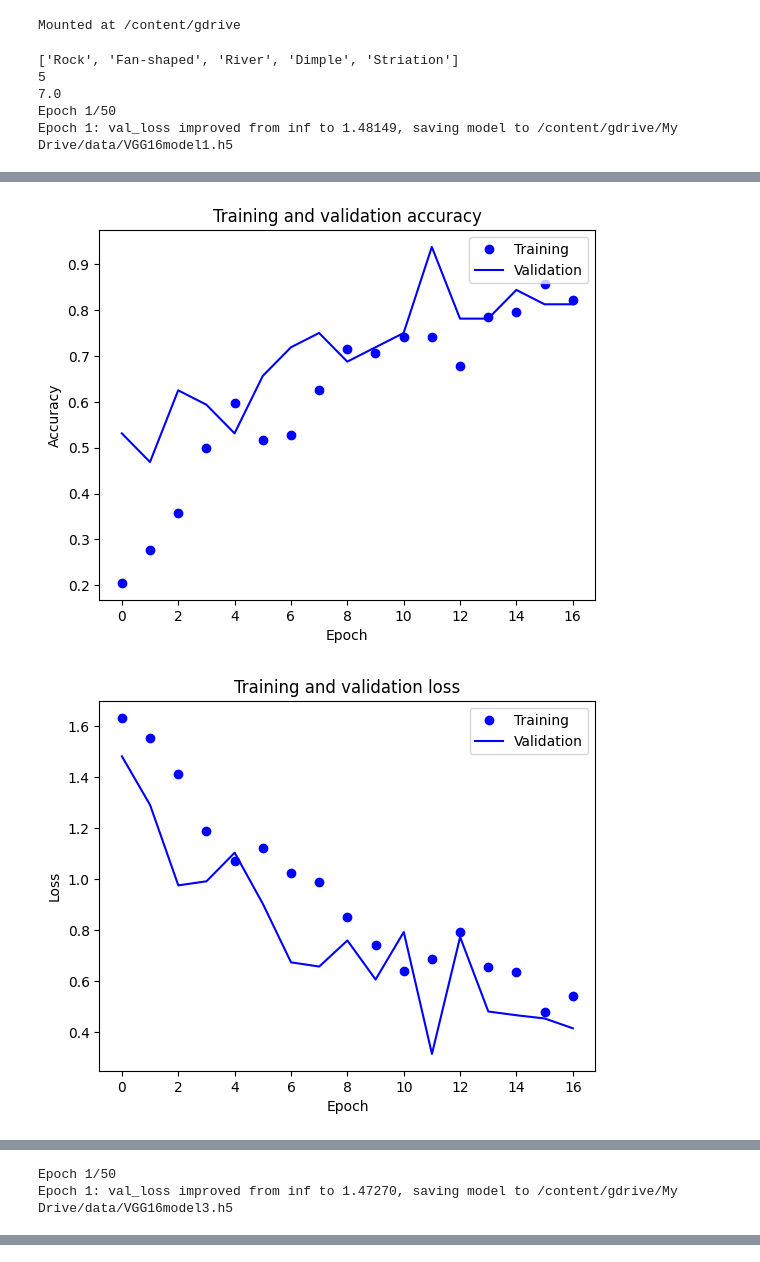
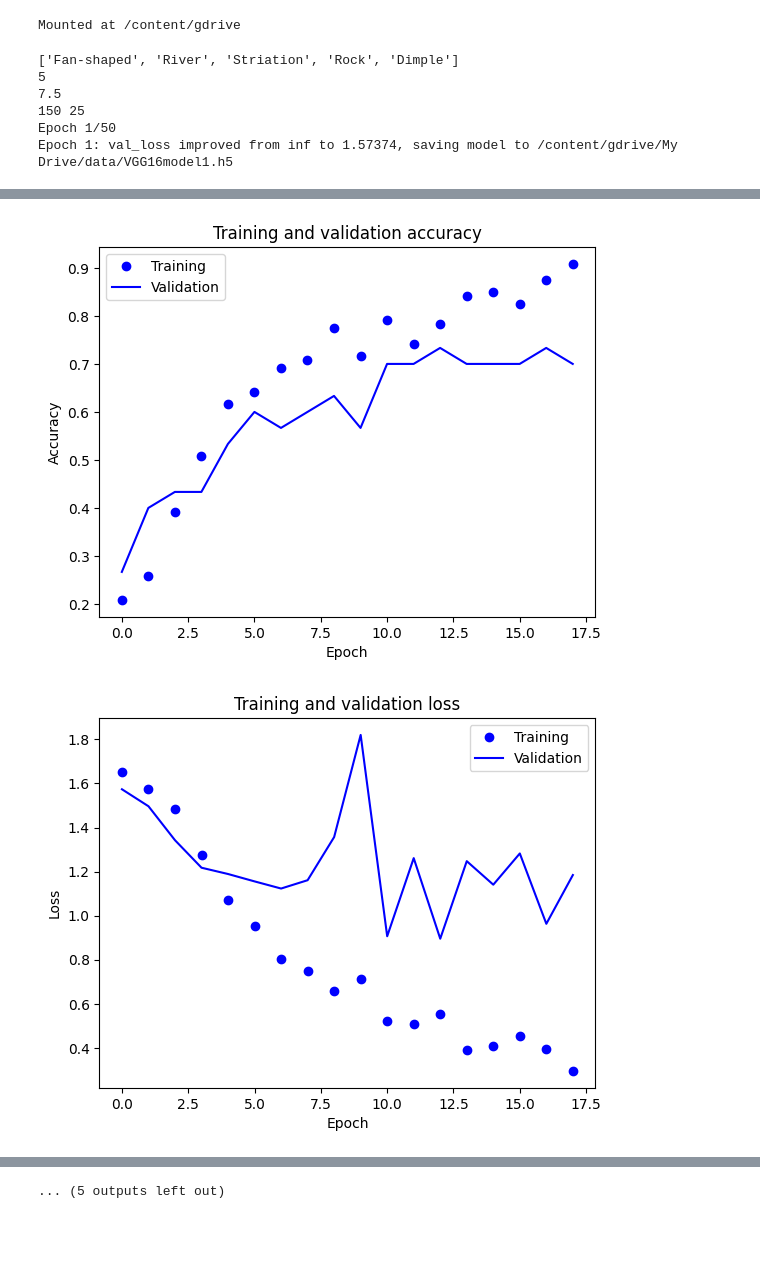
Before and after one commit to repositoryfiles/VGG16_CrossValidation, a Jupyter notebook: VGG16_CrossValidation.ipynb, the cells around one changed output, grey strips where cells are left out. Drawn from its saved outputs; the diff is of its cells as text; code cells hidden in the pictures; blank space fills up the shorter version.

```diff
--- a/VGG16_CrossValidation.ipynb
+++ b/VGG16_CrossValidation.ipynb
@@ -17,14 +17,18 @@ from keras.optimizers import Adam
 from keras.preprocessing.image import ImageDataGenerator
 from keras.utils import to_categorical
 from PIL import Image, ImageOps
-from sklearn.metrics import mean_absolute_error
-from sklearn.model_selection import KFold
+#from sklearn.metrics import mean_absolute_error
+#from sklearn.metrics import accuracy_score
+from sklearn.metrics import f1_score
+
+from sklearn.model_selection import StratifiedKFold
+from sklearn.model_selection import train_test_split
 import matplotlib.pyplot as plt
 
 # 画像データ（種類ごとにフォルダに格納）と出力ファイル（.h5など）のフォルダ指定
 # GoogleColaboratoryで動かす場合の設定例
 # 画像ファイルは、fractureの下にDimple、Rock、Striationなどのカテゴリ名を付けたフォルダに格納
-data_path = '/content/gdrive/My Drive/data/fracture'
+data_path = '/content/gdrive/My Drive/data/fracture_n35'
 output_path = '/content/gdrive/My Drive/data'
 
 # ローカルパソコンで動かす場合の設定例
@@ -54,11 +58,13 @@ def build_model():
 
     x = base_model.output
     x = GlobalAveragePooling2D()(x)
-    x = Dropout(0.20)(x) # 0.20の値は適宜変更
+    x = Dropout(0.10)(x)
+    x = Dense(1024, activation='relu')(x)
+    x = Dropout(0.10)(x)
     x = Dense(512, activation='relu')(x)
-    x = Dropout(0.20)(x) # 0.20の値は適宜変更
+    x = Dropout(0.10)(x)
     x = Dense(256, activation='relu')(x)
-    x = Dropout(0.20)(x) # 0.20の値は適宜変更
+    x = Dropout(0.10)(x)
     predictions = Dense(nb_classes, activation='softmax')(x)
     model = Model(inputs=base_model.input, outputs=predictions)
 
@@ -69,7 +75,7 @@ def build_model():
         layer.trainable = True
 
     # ラベルデータの整数値を2値クラスの行列とするため、loss='categorical_crossentropy'を使う
-    model.compile(optimizer=Adam(learning_rate=0.0002), loss='categorical_crossentropy', metrics=['accuracy']) # learning_rateは適宜調整
+    model.compile(optimizer=Adam(learning_rate=0.0001), loss='categorical_crossentropy', metrics=['accuracy']) # learning_rateは適宜調整
 
     return model
 
@@ -97,19 +103,30 @@ X = np.array(X)
 y = np.array(y)
 
 data_num = len(X)
-steps_per_epoch = data_num * (7 / 10) / BATCH_SIZE
+testsize = 25 #学習や検証に用いない画像（テスト画像）の数
+
+steps_per_epoch = (data_num - testsize) * ((FOLD-1) / FOLD) / BATCH_SIZE
 print(steps_per_epoch)
 
-valid_scores = []
 models = []
+test_loss_ = []
+test_acc_ = []
+
+# 学習・検証データとテストデータに分ける
+X_train_val, X_test, y_train_val, y_test = train_test_split(X, y, random_state=42, test_size=testsize, stratify=y)
+
+# テストデータのラベルの整数値を2値クラスの行列に変換（例 2番目のラベルを「0,1,0,0,0」と表現）
+y_test = to_categorical(y_test, nb_classes)
+
+print(len(X_train_val), len(X_test))
 
 # 交差検証
-kf = KFold(n_splits=FOLD, shuffle=True, random_state=42)
-for fold, (train_indices, valid_indices) in enumerate(kf.split(X)):
+kf = StratifiedKFold(n_splits=FOLD, shuffle=True, random_state=42)
+for fold, (train_indices, valid_indices) in enumerate(kf.split(X_train_val, y_train_val)):
 
     # 学習データと検証データに分ける
-    X_train, X_valid = X[train_indices], X[valid_indices]
-    y_train, y_valid = y[train_indices], y[valid_indices]
+    X_train, X_valid = X_train_val[train_indices], X_train_val[valid_indices]
+    y_train, y_valid = y_train_val[train_indices], y_train_val[valid_indices]
 
     # ラベルデータの整数値を2値クラスの行列に変換（例 2番目のラベルを「0,1,0,0,0」と表現）
     y_train = to_categorical(y_train, nb_classes)
@@ -183,14 +200,16 @@ for fold, (train_indices, valid_indices) in enumerate(kf.split(X)):
         callbacks = [csv_log, early_stopping, reduce_lr, modelCheckpoint]
     )
 
-    # 検証
-    y_valid_pred = model.predict(X_valid)
+    test_datagen = ImageDataGenerator(rescale=1.0 / 255) # 画素値の正規化（0～255を0～1に）
+    test_datagen.fit(X_test)
 
-    # MAEの計算
-    score = mean_absolute_error(y_valid, y_valid_pred)
-    print(f'fold {fold} MAE: {score}')
-    valid_scores.append(score)
+    # テスト画像による評価
+    test_loss, test_acc = model.evaluate(test_datagen.flow(X_test, y_test, batch_size = BATCH_SIZE), verbose=2)
+    print(f'fold {fold} test score: {test_loss}, test accuracy: {test_acc}')
+
     models.append(model)
+    test_loss_.append(test_loss)
+    test_acc_.append(test_acc)
 
     # 学習結果のグラフ表示
     acc = history.history["accuracy"]
@@ -213,13 +232,14 @@ for fold, (train_indices, valid_indices) in enumerate(kf.split(X)):
     plt.legend()
     plt.show()
 
-
-# MEAの平均値
-cv_score = np.mean(valid_scores)
-print(f'CV score: {cv_score}')
+# loss, accの平均値
+mean_test_loss = np.mean(test_loss_)
+mean_test_acc = np.mean(test_acc_)
+print(f'Mean of loss: {mean_test_loss}, Mean of acc: {mean_test_acc}')
 # %% [output]
-['Rock', 'Fan-shaped', 'River', 'Dimple', 'Striation']
+['Fan-shaped', 'River', 'Striation', 'Rock', 'Dimple']
 5
-7.0
+7.5
+150 25
 Epoch 1/50
-Epoch 1: val_loss improved from inf to 1.48149, saving model to /content/gdrive/My Drive/data/VGG16model1.h5
+Epoch 1: val_loss improved from inf to 1.57374, saving model to /content/gdrive/My Drive/data/VGG16model1.h5
@@ -243,3 +263,3 @@ fold 0 MAE: 0.18750108778476715
-[figure, old version]
+[figure, new version]
-[figure, old version]
+[figure, new version]
 Epoch 1/50
@@ -266,2 +283,0 @@ fold 1 MAE: 0.1875
-Epoch 1/50
-Epoch 1: val_loss improved from inf to 1.47270, saving model to /content/gdrive/My Drive/data/VGG16model3.h5
@@ -287,0 +321 @@ fold 2 MAE: 0.25
+... (5 outputs left out)
```
Also changed, not shown: parts of 1 cell of this notebook.
